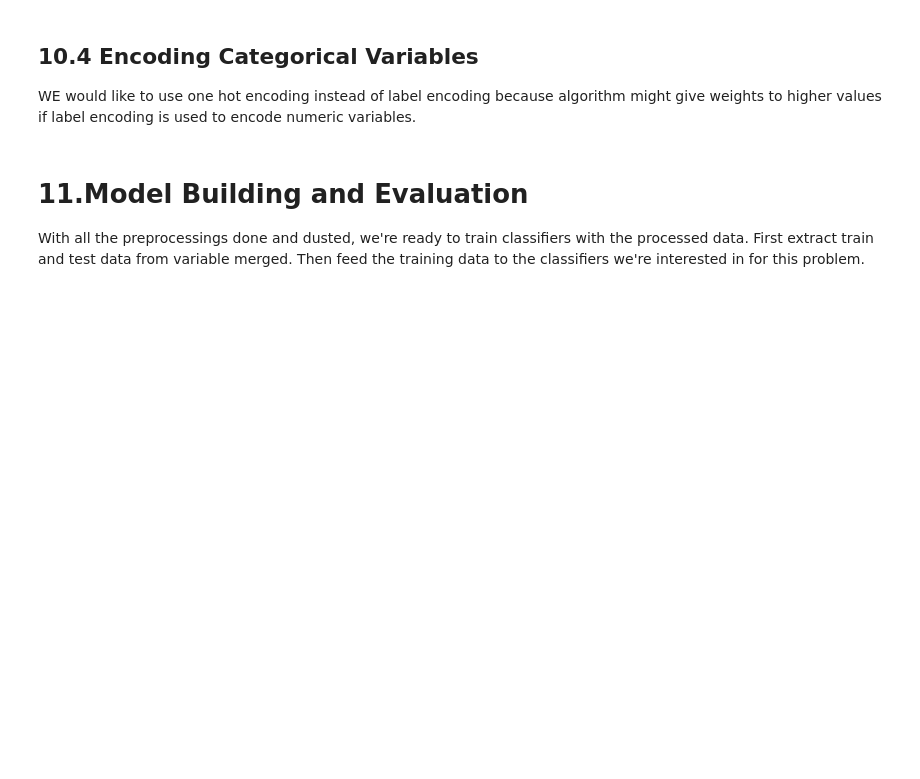
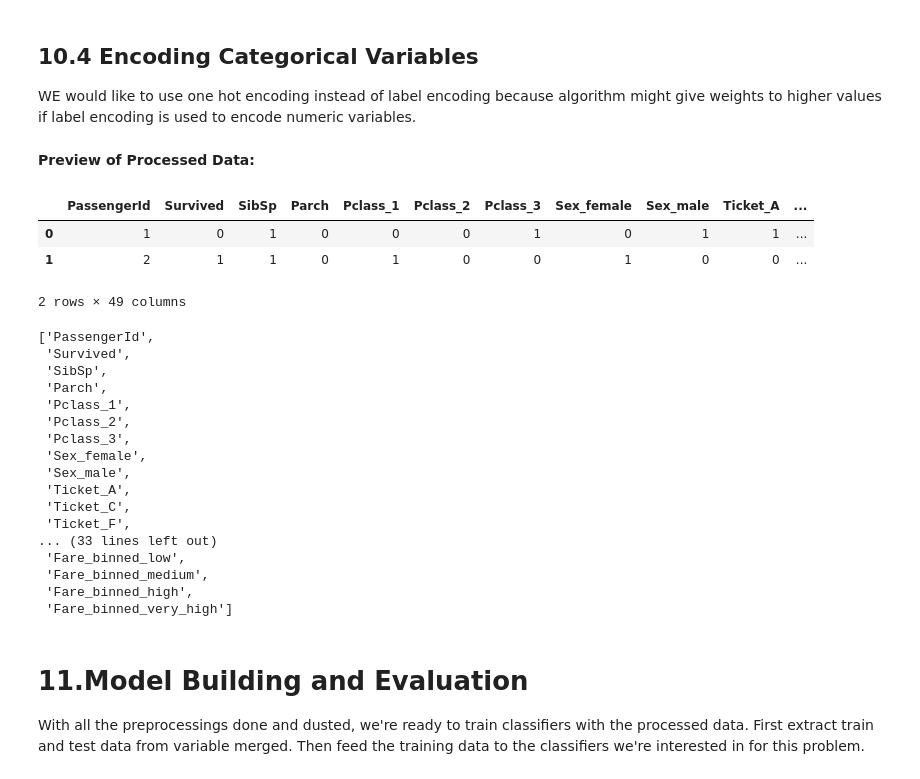
Before and after one commit to Drewqilong/Titanic_Prediction, a Jupyter notebook: A Comprehensive Guide to Titanic Machine Learning.ipynb, the cells around one changed output. Drawn from its saved outputs; the diff is of its cells as text; code cells hidden in the pictures; blank space fills up the shorter version.

```diff
--- a/A Comprehensive Guide to Titanic Machine Learning.ipynb
+++ b/A Comprehensive Guide to Titanic Machine Learning.ipynb
@@ -1689,10 +1740,34 @@ WE would like to use one hot encoding instead of label encoding because algorith
 # %%
 '''Convert categorical data into numeric to feed our machine learning model.'''
 merged = pd.get_dummies(merged)
 
 """Let's visualize the updated dataset that would be fed to our machine learning algorithms."""
 bold('**Preview of Processed Data:**')
 display(merged.head(2))
+display(merged.columns.values.tolist())
+# %% [output]
+**Preview of Processed Data:**
+|  | PassengerId | Survived | SibSp | Parch | Pclass_1 | Pclass_2 | Pclass_3 | Sex_female | Sex_male | Ticket_A | ... |
+| 0 | 1 | 0 | 1 | 0 | 0 | 0 | 1 | 0 | 1 | 1 | ... |
+| 1 | 2 | 1 | 1 | 0 | 1 | 0 | 0 | 1 | 0 | 0 | ... |
+2 rows × 49 columns
+['PassengerId',
+ 'Survived',
+ 'SibSp',
+ 'Parch',
+ 'Pclass_1',
+ 'Pclass_2',
+ 'Pclass_3',
+ 'Sex_female',
+ 'Sex_male',
+ 'Ticket_A',
+ 'Ticket_C',
+ 'Ticket_F',
+... (33 lines left out)
+ 'Fare_binned_low',
+ 'Fare_binned_medium',
+ 'Fare_binned_high',
+ 'Fare_binned_very_high']
 # %% [markdown]
 # 11.Model Building and Evaluation <a id="11"></a>
 With all the preprocessings done and dusted, we're ready to train classifiers with the processed data. First extract train and test data from variable merged. Then feed the training data to the classifiers we're interested in for this problem.
```
Also changed, not shown: parts of 14 cells of this notebook, 1 other file.
